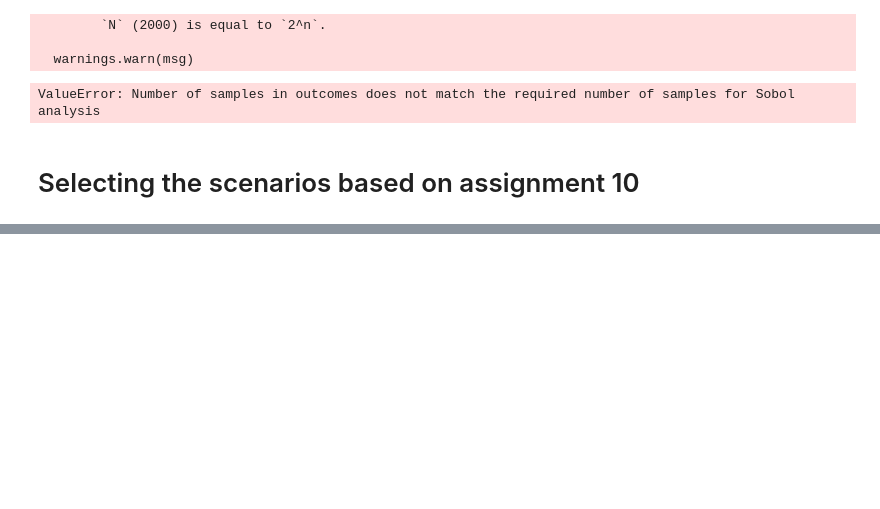
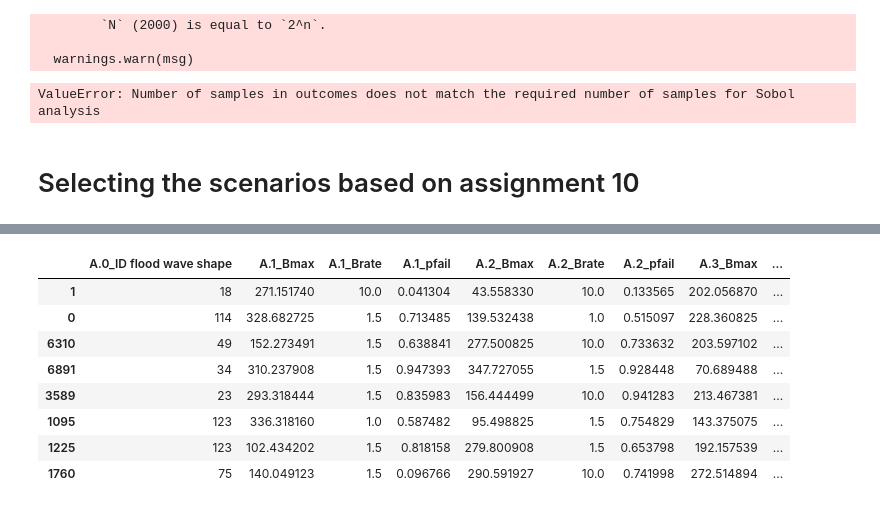
Before and after one commit to yhienz/epa141A_group3, a Jupyter notebook: final_ass_time_changed/Assessing_Policy_Set.ipynb, the cells around one changed output, grey strips where cells are left out. Cells and saved outputs as stored; diff of their text form; code cells hidden in the pictures; blank space fills up the shorter version.

```diff
--- a/final_ass_time_changed/Assessing_Policy_Set.ipynb
+++ b/final_ass_time_changed/Assessing_Policy_Set.ipynb
@@ -653,4 +617,14 @@ experiments_pol_set
 # %%
 # also all we need are the uncertainty columns
-selected = experiments_pol_set.loc[[935, 57, 230], ['A.0_ID flood wave shape', 'delta', 'mean', 'q', 'stdev']]
+selected = experiments_pol_set.loc[[1, 0, 6310, 6891, 3589, 1095, 1225, 1760], ['A.0_ID flood wave shape', 'A.1_Bmax', 'A.1_Brate', 'A.1_pfail', 'A.2_Bmax', 'A.2_Brate', 'A.2_pfail', 'A.3_Bmax', 'A.3_Brate', 'A.3_pfail', 'A.4_Bmax', 'A.4_Brate', 'A.4_pfail', 'A.5_Bmax', 'A.5_Brate', 'A.5_pfail', 'discount rate 0', 'discount rate 1','discount rate 2']]
 selected
+# %% [output]
+|  | A.0_ID flood wave shape | A.1_Bmax | A.1_Brate | A.1_pfail | A.2_Bmax | A.2_Brate | A.2_pfail | A.3_Bmax | ... |
+| 1 | 18 | 271.151740 | 10.0 | 0.041304 | 43.558330 | 10.0 | 0.133565 | 202.056870 | ... |
+| 0 | 114 | 328.682725 | 1.5 | 0.713485 | 139.532438 | 1.0 | 0.515097 | 228.360825 | ... |
+| 6310 | 49 | 152.273491 | 1.5 | 0.638841 | 277.500825 | 10.0 | 0.733632 | 203.597102 | ... |
+| 6891 | 34 | 310.237908 | 1.5 | 0.947393 | 347.727055 | 1.5 | 0.928448 | 70.689488 | ... |
+| 3589 | 23 | 293.318444 | 1.5 | 0.835983 | 156.444499 | 10.0 | 0.941283 | 213.467381 | ... |
+| 1095 | 123 | 336.318160 | 1.0 | 0.587482 | 95.498825 | 1.5 | 0.754829 | 143.375075 | ... |
+| 1225 | 123 | 102.434202 | 1.5 | 0.818158 | 279.800908 | 1.5 | 0.653798 | 192.157539 | ... |
+| 1760 | 75 | 140.049123 | 1.5 | 0.096766 | 290.591927 | 10.0 | 0.741998 | 272.514894 | ... |
```
Also changed, not shown: parts of 17 cells of this notebook, 1 other file.
